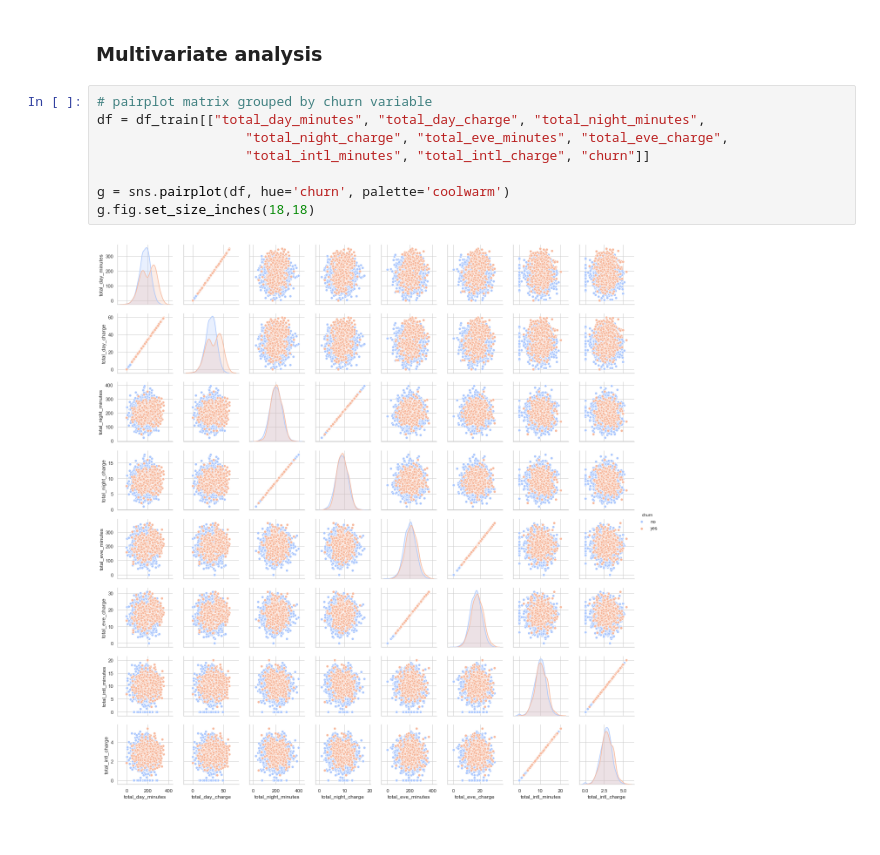
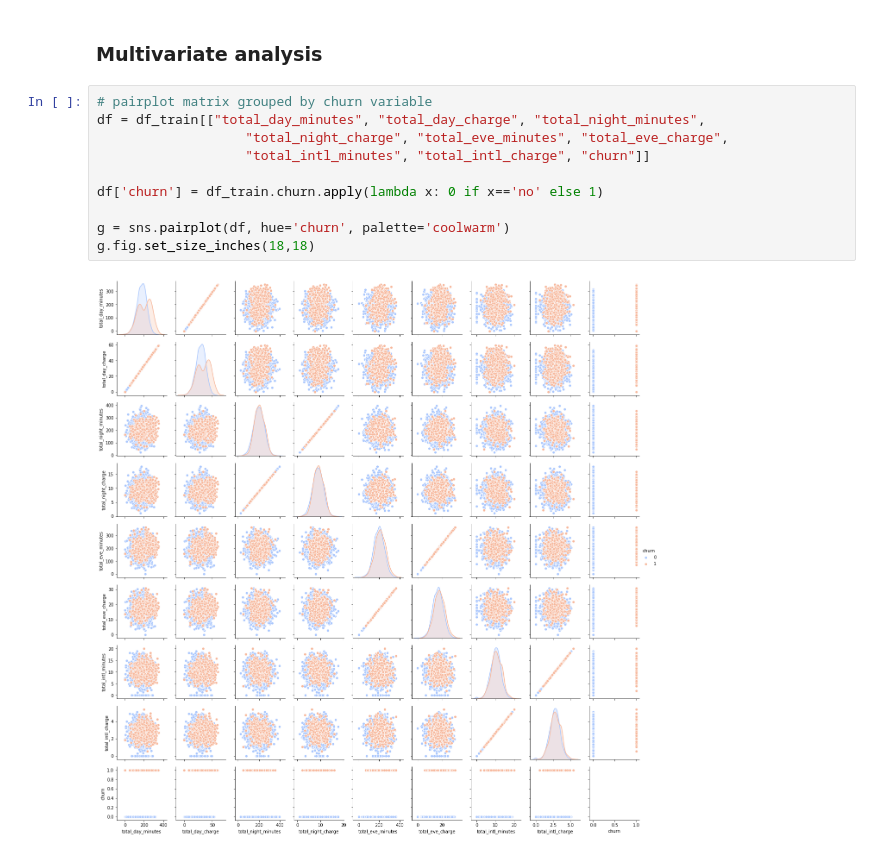
Before and after one commit to naiaraap/Predicting_Customer_Churn_in_Telecommunication_Operators, a Jupyter notebook: Predicting_Customer_Churn_in_Telecom_Operators.ipynb, the cells around one changed output. Saved outputs shown, nothing was run; the diff lists cells and outputs as text.

Commit message:
churn graph

```diff
--- a/Predicting_Customer_Churn_in_Telecom_Operators.ipynb
+++ b/Predicting_Customer_Churn_in_Telecom_Operators.ipynb
@@ -457,10 +460,12 @@ display(m)
 # %%
 # pairplot matrix grouped by churn variable
 df = df_train[["total_day_minutes", "total_day_charge", "total_night_minutes",
                    "total_night_charge", "total_eve_minutes", "total_eve_charge",
                    "total_intl_minutes", "total_intl_charge", "churn"]]
 
+df['churn'] = df_train.churn.apply(lambda x: 0 if x=='no' else 1)
+
 g = sns.pairplot(df, hue='churn', palette='coolwarm')
 g.fig.set_size_inches(18,18)
 # %% [output]
-[figure, old version]
+[figure, new version]
```
Also changed, not shown: parts of 5 cells of this notebook.
